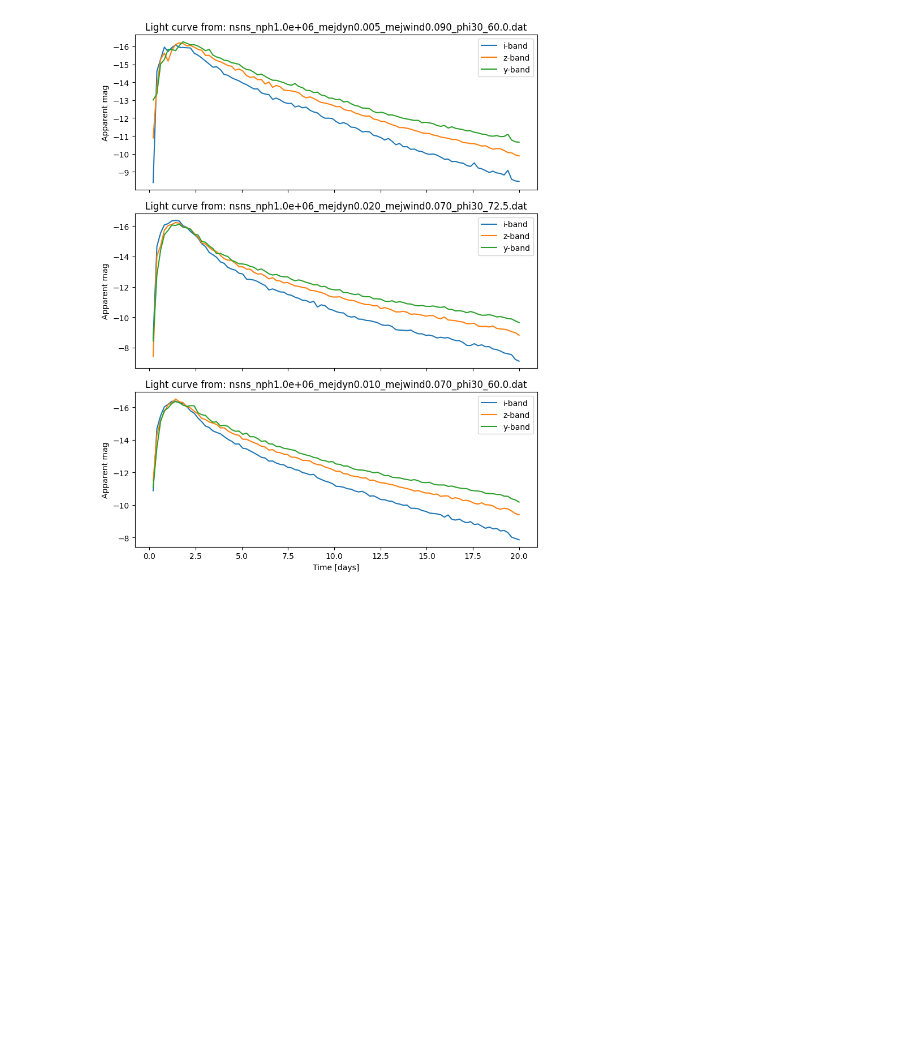
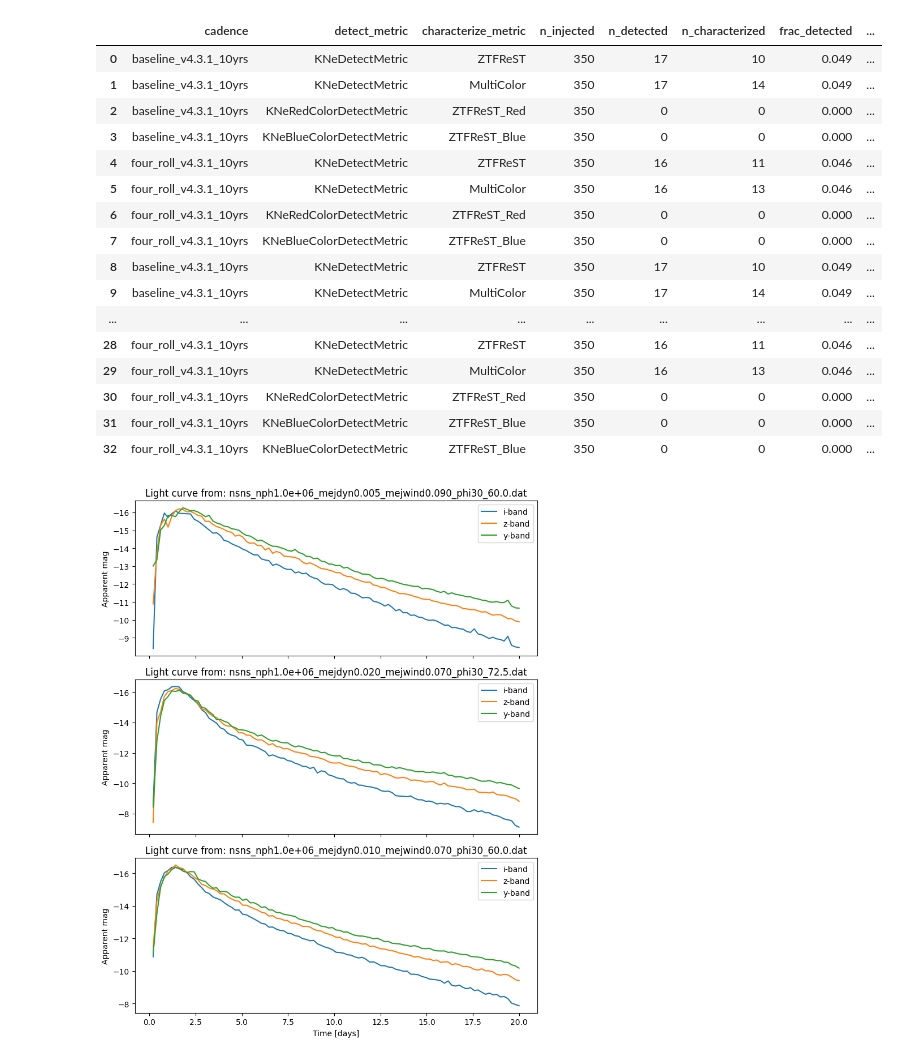
Before and after one commit to andra104/Multi_Transient_Metrics_Hub, a Jupyter notebook: KNe/local_KNe_MIL_baseline_v4.3.1.ipynb, the cells around one changed output. Cells and saved outputs as stored; diff of their text form; code cells hidden in the pictures; blank space fills up the shorter version.

```diff
--- a/KNe/local_KNe_MIL_baseline_v4.3.1.ipynb
+++ b/KNe/local_KNe_MIL_baseline_v4.3.1.ipynb
@@ -215,0 +439,21 @@ KeyboardInterrupt:
+# %%
+
+display(df_summary)
+# %% [output]
+|  | cadence | detect_metric | characterize_metric | n_injected | n_detected | n_characterized | frac_detected | ... |
+| 0 | baseline_v4.3.1_10yrs | KNeDetectMetric | ZTFReST | 350 | 17 | 10 | 0.049 | ... |
+| 1 | baseline_v4.3.1_10yrs | KNeDetectMetric | MultiColor | 350 | 17 | 14 | 0.049 | ... |
+| 2 | baseline_v4.3.1_10yrs | KNeRedColorDetectMetric | ZTFReST_Red | 350 | 0 | 0 | 0.000 | ... |
+| 3 | baseline_v4.3.1_10yrs | KNeBlueColorDetectMetric | ZTFReST_Blue | 350 | 0 | 0 | 0.000 | ... |
+| 4 | four_roll_v4.3.1_10yrs | KNeDetectMetric | ZTFReST | 350 | 16 | 11 | 0.046 | ... |
+| 5 | four_roll_v4.3.1_10yrs | KNeDetectMetric | MultiColor | 350 | 16 | 13 | 0.046 | ... |
+| 6 | four_roll_v4.3.1_10yrs | KNeRedColorDetectMetric | ZTFReST_Red | 350 | 0 | 0 | 0.000 | ... |
+| 7 | four_roll_v4.3.1_10yrs | KNeBlueColorDetectMetric | ZTFReST_Blue | 350 | 0 | 0 | 0.000 | ... |
+| 8 | baseline_v4.3.1_10yrs | KNeDetectMetric | ZTFReST | 350 | 17 | 10 | 0.049 | ... |
+| 9 | baseline_v4.3.1_10yrs | KNeDetectMetric | MultiColor | 350 | 17 | 14 | 0.049 | ... |
+| ... | ... | ... | ... | ... | ... | ... | ... | ... |
+| 28 | four_roll_v4.3.1_10yrs | KNeDetectMetric | ZTFReST | 350 | 16 | 11 | 0.046 | ... |
+| 29 | four_roll_v4.3.1_10yrs | KNeDetectMetric | MultiColor | 350 | 16 | 13 | 0.046 | ... |
+| 30 | four_roll_v4.3.1_10yrs | KNeRedColorDetectMetric | ZTFReST_Red | 350 | 0 | 0 | 0.000 | ... |
+| 31 | four_roll_v4.3.1_10yrs | KNeBlueColorDetectMetric | ZTFReST_Blue | 350 | 0 | 0 | 0.000 | ... |
+| 32 | four_roll_v4.3.1_10yrs | KNeBlueColorDetectMetric | ZTFReST_Blue | 350 | 0 | 0 | 0.000 | ... |
```
Also changed, not shown: parts of 6 cells of this notebook, 21 other files.
